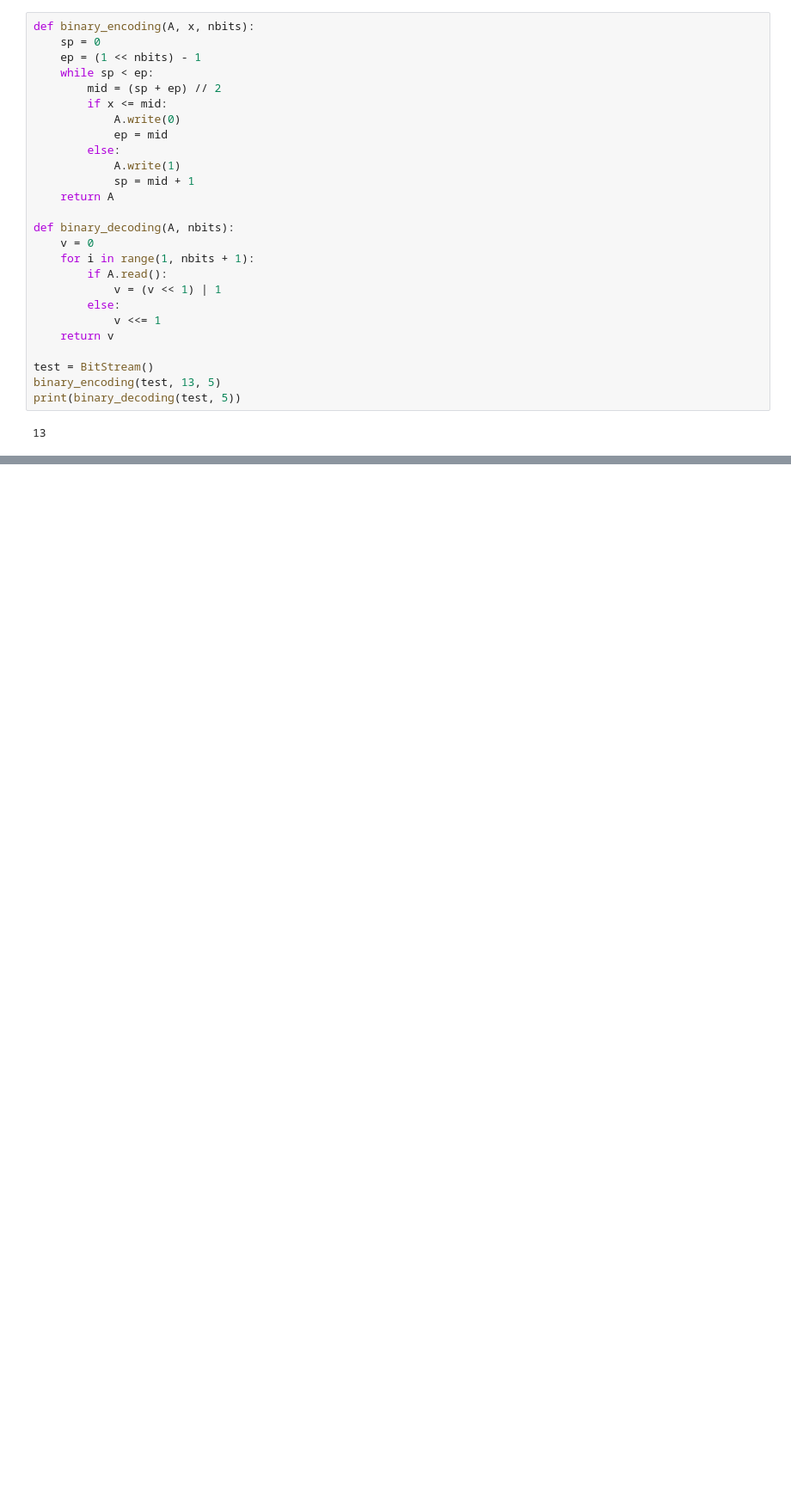
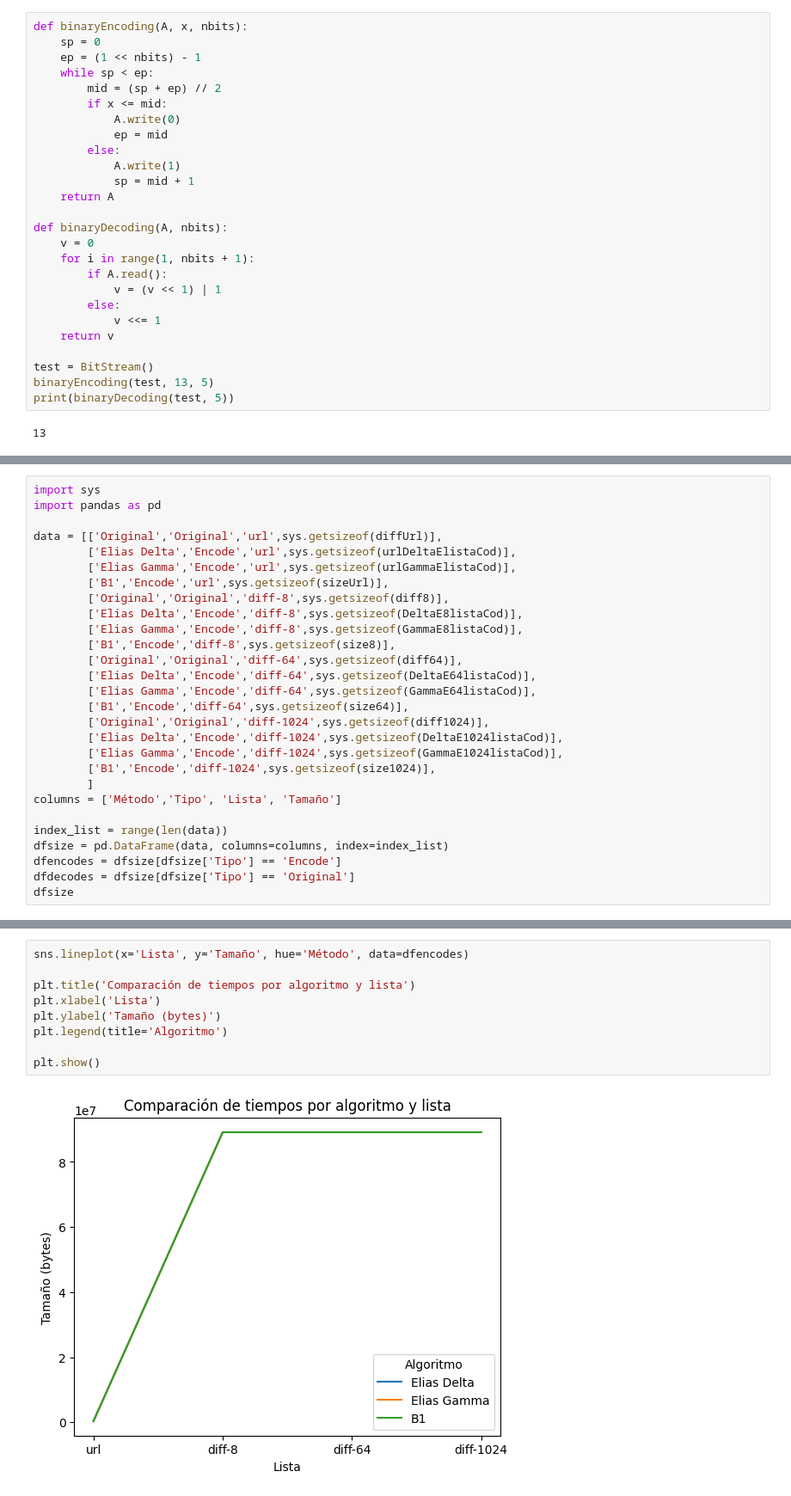
Before and after one commit to IzLuis/Maestria, a Jupyter notebook: Análisis de Algoritmos y Estructuras para Datos Masivos/Unidad 5/Izquierdo_Luis_U5.5A. Codificación de enteros.ipynb, the cells around one changed output, grey strips where cells are left out. Shown at 86% size. Drawn from its saved outputs; the diff is of its cells as text; blank space fills up the shorter version.

```diff
--- a/Análisis de Algoritmos y Estructuras para Datos Masivos/Unidad 5/Izquierdo_Luis_U5.5A. Codificación de enteros.ipynb
+++ b/Análisis de Algoritmos y Estructuras para Datos Masivos/Unidad 5/Izquierdo_Luis_U5.5A. Codificación de enteros.ipynb
@@ -156,7 +148,7 @@ def unary_decoding(A):
         i += 1
     return i
 # %%
-def binary_encoding(A, x, nbits):
+def binaryEncoding(A, x, nbits):
     sp = 0
     ep = (1 << nbits) - 1
     while sp < ep:
@@ -169,7 +161,7 @@ def binary_encoding(A, x, nbits):
             sp = mid + 1
     return A
 
-def binary_decoding(A, nbits):
+def binaryDecoding(A, nbits):
     v = 0
     for i in range(1, nbits + 1):
         if A.read():
@@ -179,7 +171,7 @@ def binary_decoding(A, nbits):
     return v
 
 test = BitStream()
-binary_encoding(test, 13, 5)
-print(binary_decoding(test, 5))
+binaryEncoding(test, 13, 5)
+print(binaryDecoding(test, 5))
 # %% [output]
 13
@@ -185,0 +402,28 @@ print(binary_decoding(test, 5))
+# %%
+import sys
+import pandas as pd
+
+data = [['Original','Original','url',sys.getsizeof(diffUrl)],
+        ['Elias Delta','Encode','url',sys.getsizeof(urlDeltaElistaCod)],
+        ['Elias Gamma','Encode','url',sys.getsizeof(urlGammaElistaCod)],
+        ['B1','Encode','url',sys.getsizeof(sizeUrl)],
+        ['Original','Original','diff-8',sys.getsizeof(diff8)],
+        ['Elias Delta','Encode','diff-8',sys.getsizeof(DeltaE8listaCod)],
+        ['Elias Gamma','Encode','diff-8',sys.getsizeof(GammaE8listaCod)],
+        ['B1','Encode','diff-8',sys.getsizeof(size8)],
+        ['Original','Original','diff-64',sys.getsizeof(diff64)],
+        ['Elias Delta','Encode','diff-64',sys.getsizeof(DeltaE64listaCod)],
+        ['Elias Gamma','Encode','diff-64',sys.getsizeof(GammaE64listaCod)],
+        ['B1','Encode','diff-64',sys.getsizeof(size64)],
+        ['Original','Original','diff-1024',sys.getsizeof(diff1024)],
+        ['Elias Delta','Encode','diff-1024',sys.getsizeof(DeltaE1024listaCod)],
+        ['Elias Gamma','Encode','diff-1024',sys.getsizeof(GammaE1024listaCod)],
+        ['B1','Encode','diff-1024',sys.getsizeof(size1024)],
+        ]
+columns = ['Método','Tipo', 'Lista', 'Tamaño']
+
+index_list = range(len(data))
+dfsize = pd.DataFrame(data, columns=columns, index=index_list)
+dfencodes = dfsize[dfsize['Tipo'] == 'Encode']
+dfdecodes = dfsize[dfsize['Tipo'] == 'Original']
+dfsize
@@ -185,0 +448,11 @@ print(binary_decoding(test, 5))
+# %%
+sns.lineplot(x='Lista', y='Tamaño', hue='Método', data=dfencodes)
+
+plt.title('Comparación de tiempos por algoritmo y lista')
+plt.xlabel('Lista')
+plt.ylabel('Tamaño (bytes)')
+plt.legend(title='Algoritmo')
+
+plt.show()
+# %% [output]
+[figure, added]
```
Also changed, not shown: parts of 17 cells of this notebook, 2 other files.
